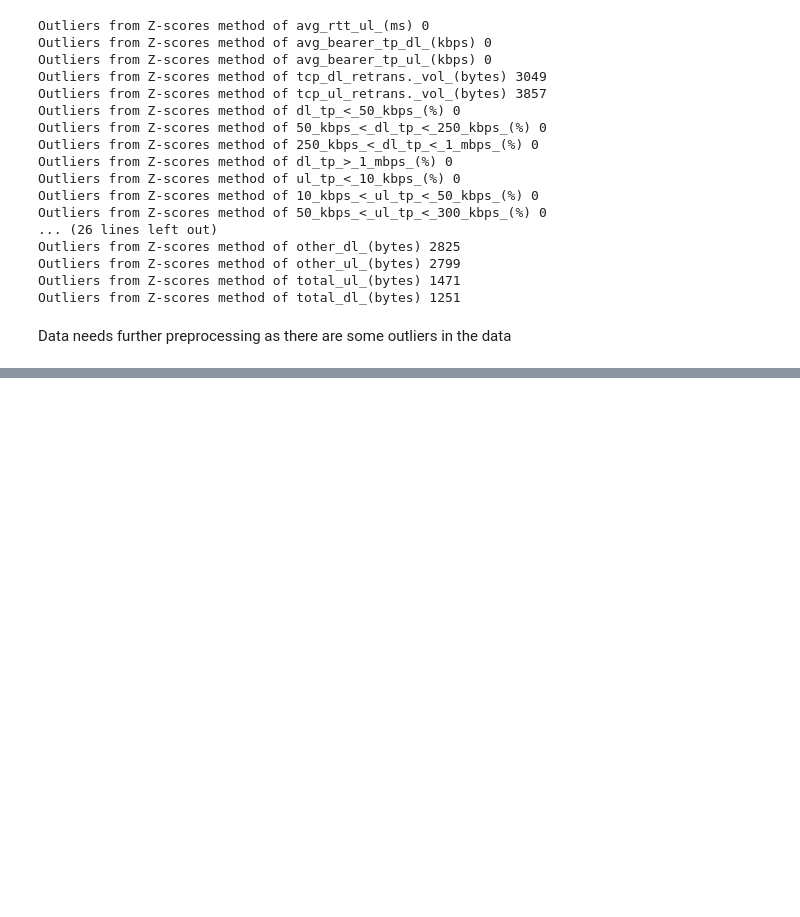
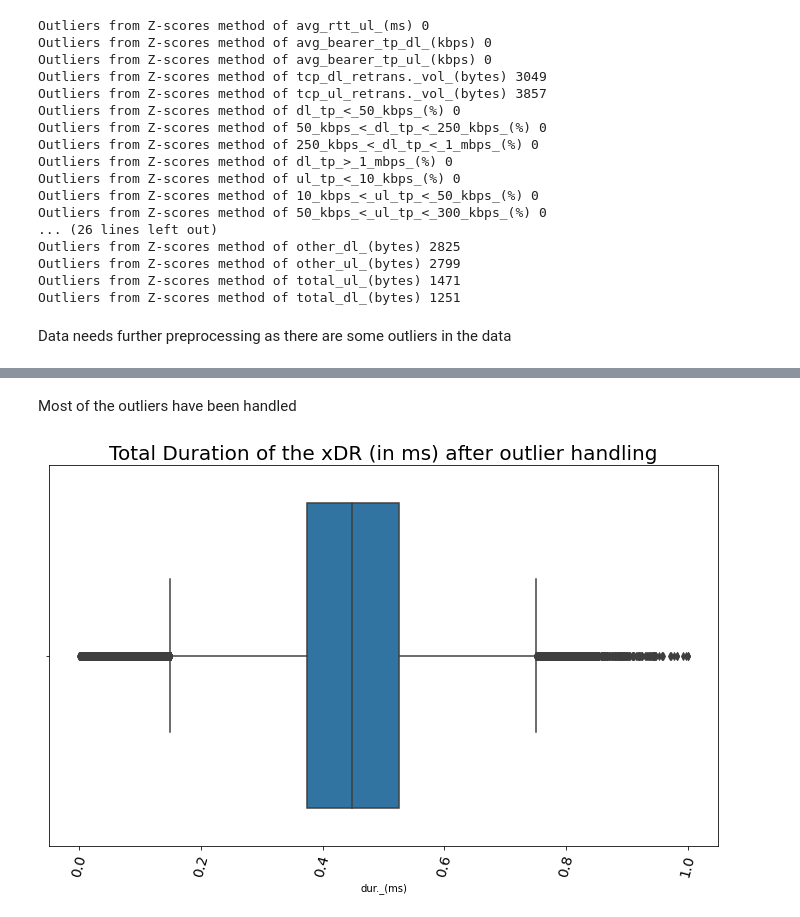
Before and after one commit to jedisam/Telecom-Data-Analysis, a Jupyter notebook: notebooks/outliers.ipynb, the cells around one changed output, grey strips where cells are left out. Drawn from its saved outputs; the diff is of its cells as text; code cells hidden in the pictures; blank space fills up the shorter version.

```diff
--- a/notebooks/outliers.ipynb
+++ b/notebooks/outliers.ipynb
@@ -516,0 +298,6 @@ print(a)
+# %% [markdown]
+Most of the outliers have been handled
+# %%
+pl.plot_box(df_cop, 'dur._(ms)', 'Total Duration of the xDR (in ms) after outlier handling')
+# %% [output]
+[figure, added]
```
Also changed, not shown: parts of 43 cells of this notebook, 1 other file.
